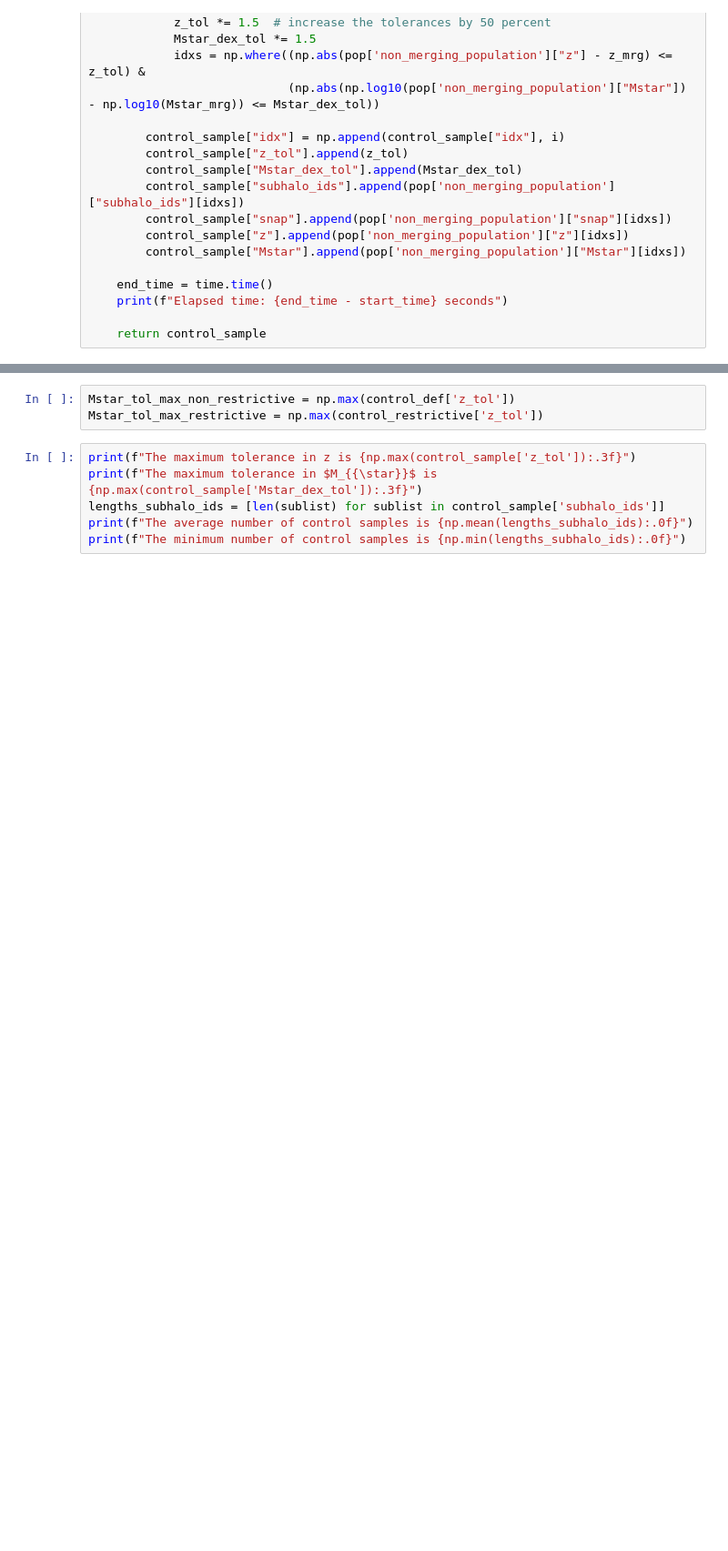
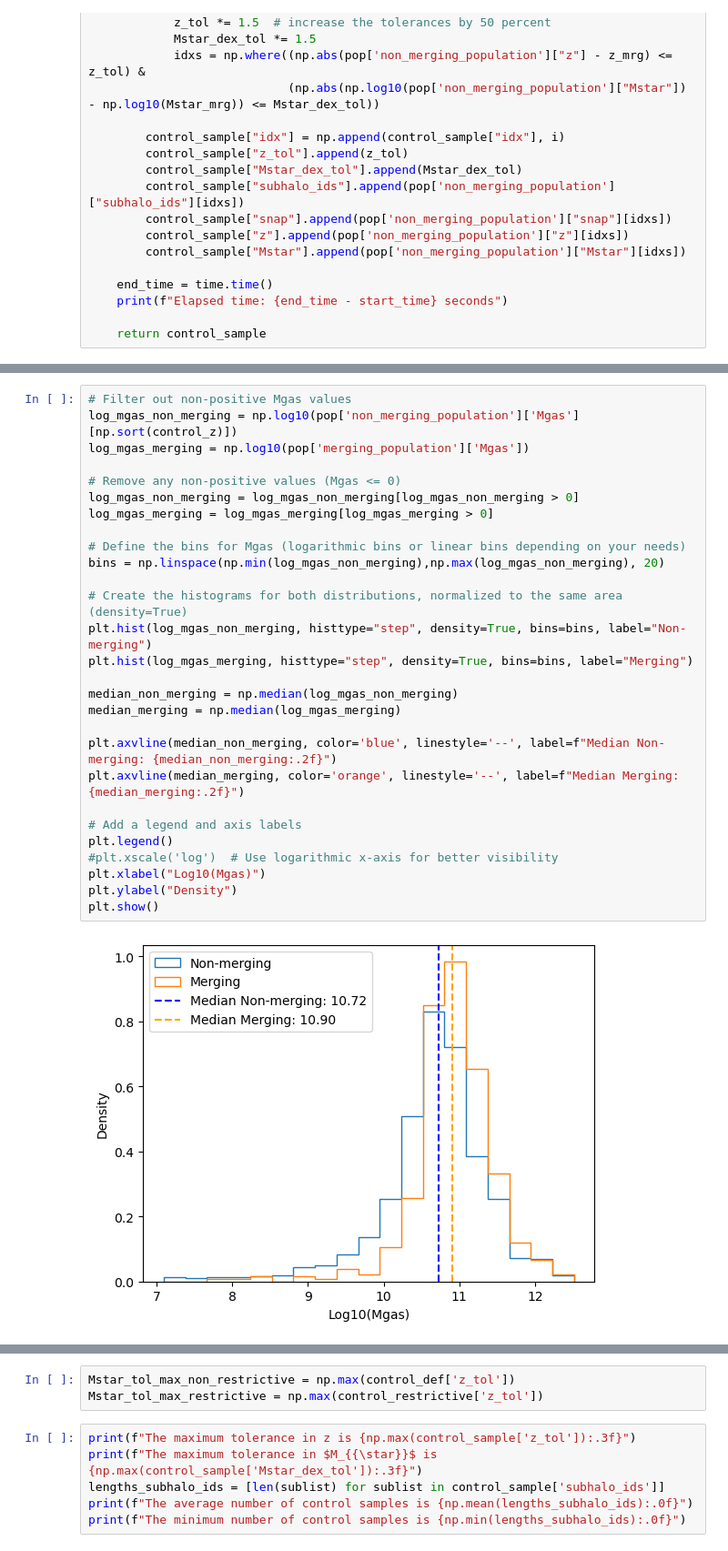
Before and after one commit to pranav-satheesh/host_galaxies, a Jupyter notebook: notebooks/control_matching_KS_example.ipynb, the cells around one changed output, grey strips where cells are left out. Shown at 91% size. Drawn from its saved outputs; the diff is of its cells as text; blank space fills up the shorter version.

```diff
--- a/notebooks/control_matching_KS_example.ipynb
+++ b/notebooks/control_matching_KS_example.ipynb
@@ -102,0 +254,30 @@ Elapsed time: 108.6274824142456 seconds
+# %%
+# Filter out non-positive Mgas values
+log_mgas_non_merging = np.log10(pop['non_merging_population']['Mgas'][np.sort(control_z)])
+log_mgas_merging = np.log10(pop['merging_population']['Mgas'])
+
+# Remove any non-positive values (Mgas <= 0)
+log_mgas_non_merging = log_mgas_non_merging[log_mgas_non_merging > 0]
+log_mgas_merging = log_mgas_merging[log_mgas_merging > 0]
+
+# Define the bins for Mgas (logarithmic bins or linear bins depending on your needs)
+bins = np.linspace(np.min(log_mgas_non_merging),np.max(log_mgas_non_merging), 20)
+
+# Create the histograms for both distributions, normalized to the same area (density=True)
+plt.hist(log_mgas_non_merging, histtype="step", density=True, bins=bins, label="Non-merging")
+plt.hist(log_mgas_merging, histtype="step", density=True, bins=bins, label="Merging")
+
+median_non_merging = np.median(log_mgas_non_merging)
+median_merging = np.median(log_mgas_merging)
+
+plt.axvline(median_non_merging, color='blue', linestyle='--', label=f"Median Non-merging: {median_non_merging:.2f}")
+plt.axvline(median_merging, color='orange', linestyle='--', label=f"Median Merging: {median_merging:.2f}")
+
+# Add a legend and axis labels
+plt.legend()
+#plt.xscale('log')  # Use logarithmic x-axis for better visibility
+plt.xlabel("Log10(Mgas)")
+plt.ylabel("Density")
+plt.show()
+# %% [output]
+[figure, added]
```
Also changed, not shown: parts of 29 cells of this notebook, 42 other files.
